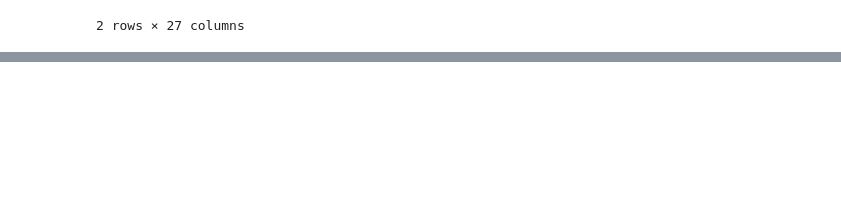
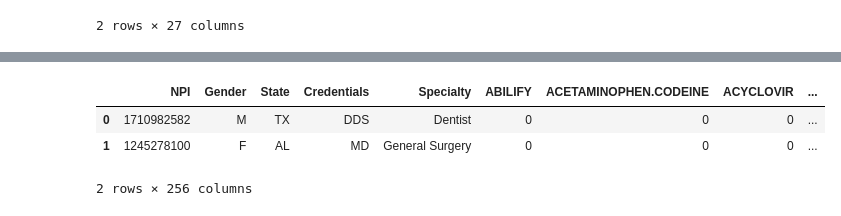
Before and after one commit to KirosG/Predicting-prescriber-induced-ovedoses, a Jupyter notebook: 1.2. Capestone Data Cleaning_1.ipynb, the cells around one changed output, grey strips where cells are left out. Drawn from its saved outputs; the diff is of its cells as text; code cells hidden in the pictures; blank space fills up the shorter version.

```diff
--- a/1.2. Capestone Data Cleaning_1.ipynb
+++ b/1.2. Capestone Data Cleaning_1.ipynb
@@ -1335,3 +1332,5 @@ tcrime_df.head()[:2]
 | 0 | Alabama | 4369862 | 490.2 | 7.9 | 34.6 | ... |
 | 1 | Alaska | 619500 | 630.8 | 8.4 | 83.5 | ... |
 2 rows × 27 columns
+# %%
+df_prescribers = pd.read_csv('./inputs/prescriber-info.csv')
@@ -1337,0 +1358,7 @@ tcrime_df.head()[:2]
+# %%
+df_prescribers[:2] # Exploring the dataframe, specifically the NaN values in the Credentials column
+# %% [output]
+|  | NPI | Gender | State | Credentials | Specialty | ABILIFY | ACETAMINOPHEN.CODEINE | ACYCLOVIR | ... |
+| 0 | 1710982582 | M | TX | DDS | Dentist | 0 | 0 | 0 | ... |
+| 1 | 1245278100 | F | AL | MD | General Surgery | 0 | 0 | 0 | ... |
+2 rows × 256 columns
```
Also changed, not shown: parts of 42 cells of this notebook, 7 other files.
